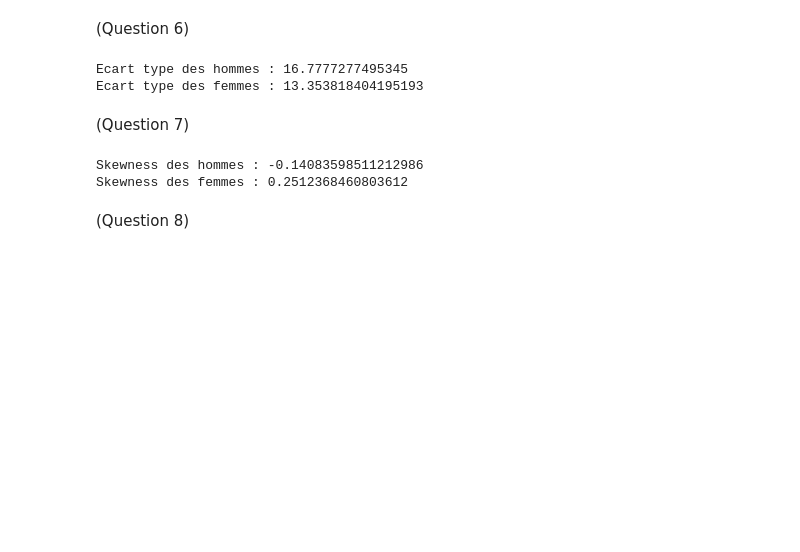
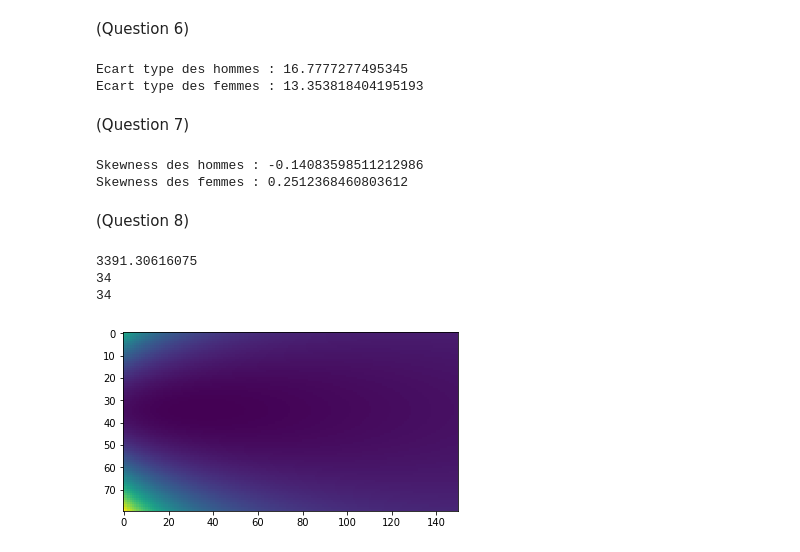
Before and after one commit to Kayoku/A2DI, a Jupyter notebook: TP2/tp2-exo1.ipynb, the cells around one changed output. Drawn from its saved outputs; the diff is of its cells as text; code cells hidden in the pictures; blank space fills up the shorter version.

```diff
--- a/TP2/tp2-exo1.ipynb
+++ b/TP2/tp2-exo1.ipynb
@@ -116,7 +116,7 @@ for _ in range(len(bincount_h)-len(bincount_f)):
 superbin = bincount_f_extend+bincount_h
 s = 0
 for i in range(len(superbin)):
-    s += superprob[i]
+    s += superbin[i]
     if s > np.sum(superbin)//2:
         mediane = i
         break
@@ -237,6 +237,54 @@ Skewness des hommes : -0.14083598511212986
 Skewness des femmes : 0.2512368460803612
 # %% [markdown]
 (Question 8)
-# %%
-# Calcul du NLL (Negative Log-Likelihood)
-def NLL(mean, ecart):
+# %%
+# Calcul du NLL (Negative Log-Likelihood)
+def NLL(mean, ecart, stats):
+
+    # Calcul de la moyenne
+    #mean = np.mean(stats)
+
+    # Calcul de l'écart type
+    #ecart = ecart_type(stats)
+
+    # Soustraction de la moyenne
+    stats_sous = stats - mean
+
+    # On met au carré
+    stats_square = np.square(stats_sous)
+
+    # On fait la somme totale
+    stats_sum = np.sum(stats_square)
+
+    # On multiplie par 1/(2sigma^2)
+    stats_first = stats_sum * (1/(2 * (ecart*ecart)))
+
+    # On calcule la deuxième partie : (-n/2) * log(2 pi sigma^2)
+    second = (-len(stats)/2) * np.log(2 * np.pi * (ecart * ecart))
+
+    return -(second - stats_first)
+
+mean = np.arange(140, 220)
+sig = np.arange(10, 40, 0.2)
+
+NLL_tab = []
+for m in range(len(mean)):
+    NLL_tab.append([])
+    for s in sig:
+        NLL_tab[m].append(NLL(mean[m], s, taille_h))
+
+print(NLL_tab[5134//150][5134%150])
+
+m = 5134//150
+u = 5134%150
+
+print(m)
+print(u)
+
+plt.imshow(NLL_tab)
+plt.show()
+# %% [output]
+3391.30616075
+34
+34
+[figure, added]
```
Also changed, not shown: parts of 1 cell of this notebook.
